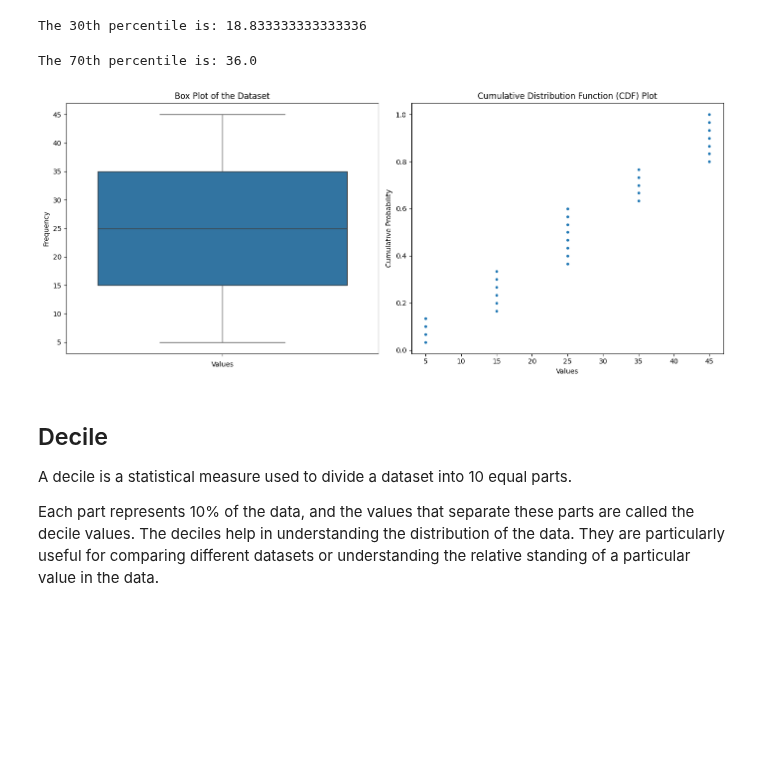
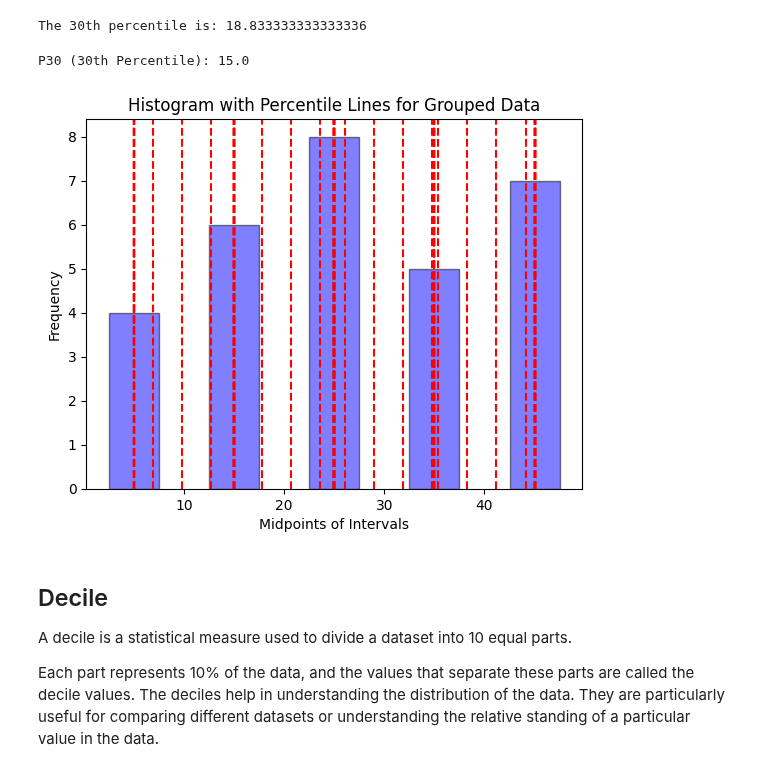
Before and after one commit to imranhasan22/handbook_imran, a Jupyter notebook: ai/Statistics.ipynb, the cells around one changed output. Cells and saved outputs as stored; diff of their text form; code cells hidden in the pictures; blank space fills up the shorter version.

Commit message:
percentile & decile updated

```diff
--- a/ai/Statistics.ipynb
+++ b/ai/Statistics.ipynb
@@ -997,47 +997,31 @@ print(f"The 30th percentile is: {percentiles_grouped[30]}")
 The 30th percentile is: 18.833333333333336
 # %%
 # Pandas Implementation
-k = 70
-position = (k / 100) * N
+expanded_data = []
+for index, row in df.iterrows():
+    # Replicate each midpoint based on the frequency of the interval
+    expanded_data.extend([row['Midpoint']] * int(row['Frequency']))
 
-# Find the interval containing the 70th percentile
-interval_row = df[df['Cumulative Frequency'] >= position].iloc[0]
+# Create a pandas Series from the expanded data
+expanded_series = pd.Series(expanded_data)
 
-# Extract required values
-L = interval_row['Lower']  # Lower boundary of the interval
-CF = df[df['Cumulative Frequency'] < position]['Cumulative Frequency'].max() or 0
-f = interval_row['Frequency']  # Frequency of the interval
-w = interval_row['Upper'] - interval_row['Lower']  # Width of the interval
+# Calculate percentiles (P1 to P99)
+percentiles = {f"P{i}": expanded_series.quantile(i / 100) for i in range(1, 100)}
 
-# Calculate the 70th percentile
-P_70 = L + ((position - CF) / f) * w
-print(f"The 70th percentile is: {P_70}")
+print(f"P30 (30th Percentile): {percentiles['P30']}")
 # %% [output]
-The 70th percentile is: 36.0
+P30 (30th Percentile): 15.0
 # %%
-## Visualization
-data_array = np.array(expanded_data)
-
-plt.figure(figsize=(14, 6))
-
-# Box Plot
-plt.subplot(1, 2, 1)
-sns.boxplot(data=data_array)
-plt.title('Box Plot of the Dataset')
-plt.xlabel('Values')
+# Visualization
+plt.bar(df['Midpoint'], df['Frequency'], width=5, alpha=0.5, color='blue', edgecolor='black')
+for decile, value in percentiles.items():
+    plt.axvline(value, color='r', linestyle='--', label={decile})
+plt.title('Histogram with Percentile Lines for Grouped Data')
+plt.xlabel('Midpoints of Intervals')
 plt.ylabel('Frequency')
-# CDF Plot
-plt.subplot(1, 2, 2)
-sorted_data = np.sort(data_array)
-cdf = np.arange(1, len(sorted_data) + 1) / len(sorted_data)
-plt.plot(sorted_data, cdf, marker='.', linestyle='none')
-plt.title('Cumulative Distribution Function (CDF) Plot')
-plt.xlabel('Values')
-plt.ylabel('Cumulative Probability')
-plt.tight_layout()
 plt.show()
 # %% [output]
-[figure, old version]
+[figure, new version]
 # %% [markdown]
 ## Decile
 A decile is a statistical measure used to divide a dataset into 10 equal parts.
```
Also changed, not shown: parts of 3 cells of this notebook.
